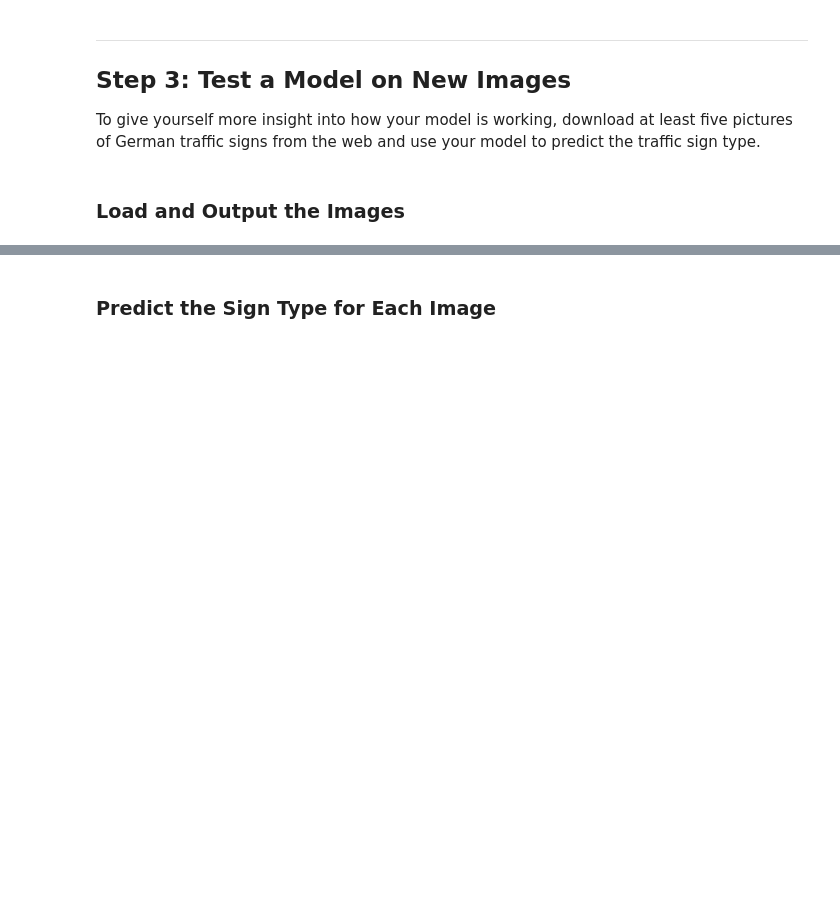
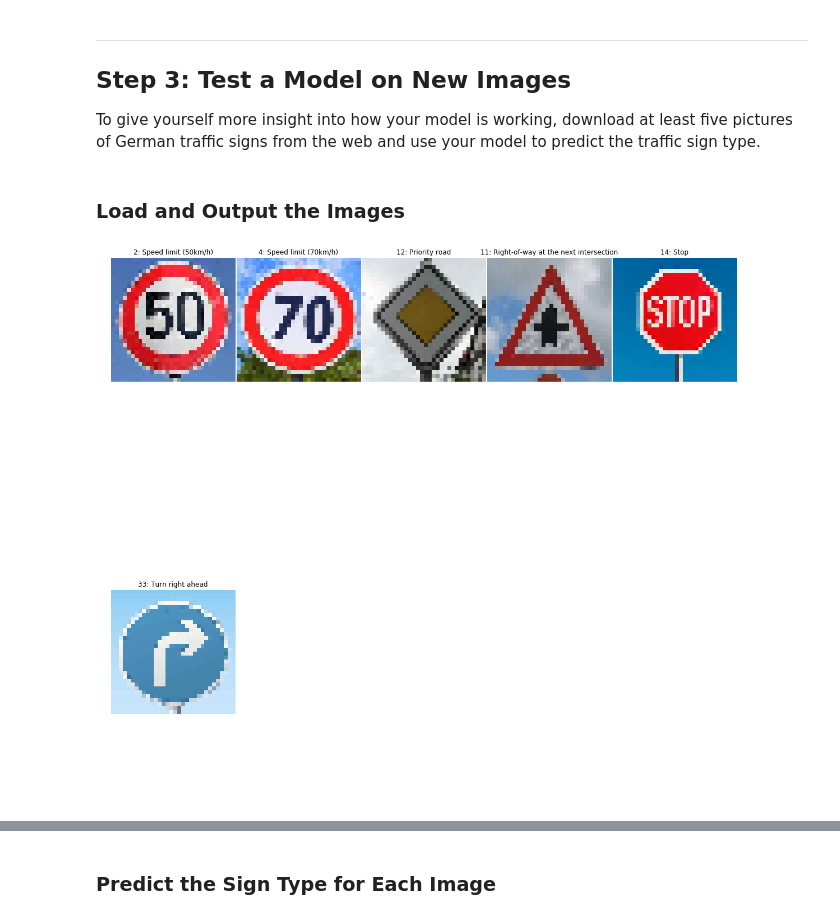
Before and after one commit to saksham/CarND-Traffic-Sign-Classifier-Project, a Jupyter notebook: Main.ipynb, the cells around one changed output, grey strips where cells are left out. Cells and saved outputs as stored; diff of their text form; code cells hidden in the pictures; blank space fills up the shorter version.

```diff
--- a/Main.ipynb
+++ b/Main.ipynb
@@ -171,16 +187,18 @@ To give yourself more insight into how your model is working, download at least
 # %% [markdown]
 ### Load and Output the Images
 # %%
-IMAGE_PATHS = [
+FROM_INTERNET_IMAGE_PATHS = [
     "max-50.jpeg",
     "max-70.jpeg",
-    "no-stopping.jpeg",
-    "right-only.jpeg",
-    "right-turn-only.jpg",
-    "pedestrians.jpg"
+    "priority-road.jpg",
+    "right-of-way-at-next-intersection.jpg",
+    "stop.jpg",
+    "turn-right-ahead.jpg"
 ]
-LABELS = [0, 0, 0, 0, 0, 0]
-downloaded_images = [utils.read_image_for_lenet('./data/traffic-signs-from-internet/' + p) for p in IMAGE_PATHS]
+FROM_INTERNET_LABELS = [2, 4, 12, 11, 14, 33]
+from_internet_images = [utils.read_image_for_lenet('./data/traffic-signs-from-internet/' + p) for p in FROM_INTERNET_IMAGE_PATHS]
 
-labels = ['{}: {}'.format(l, utils.to_sign_label(l)) for l in LABELS]
-utils.plot_and_save(downloaded_images, labels, './docs/images/images-from-internet-resized.jpg', 3)
+plt_labels = ['{}: {}'.format(l, utils.to_sign_label(l)) for l in FROM_INTERNET_LABELS]
+utils.plot_and_save(from_internet_images, plt_labels, './docs/images/images-from-internet-resized.jpg', 5)
+# %% [output]
+[figure, added]
```
Also changed, not shown: parts of 13 cells of this notebook, 1 other file.
